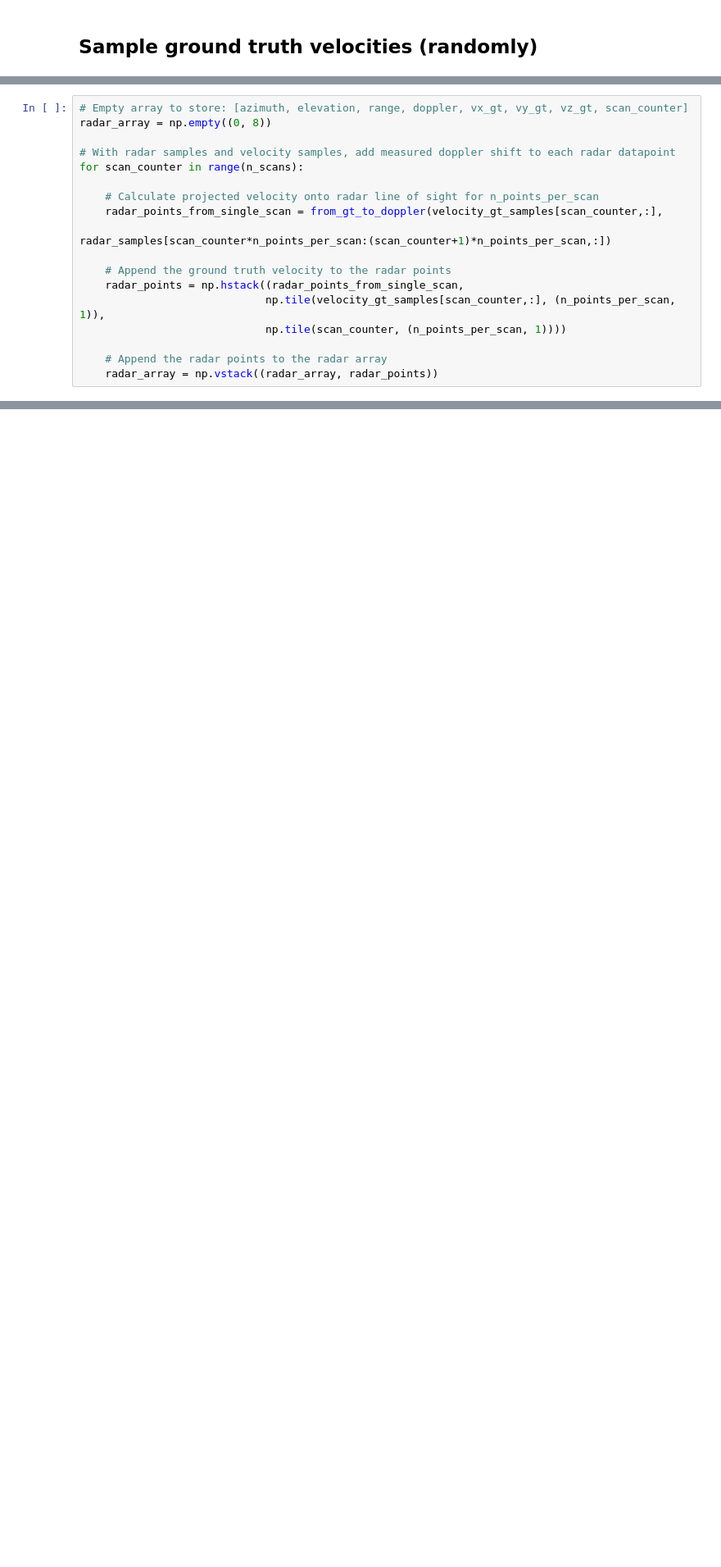
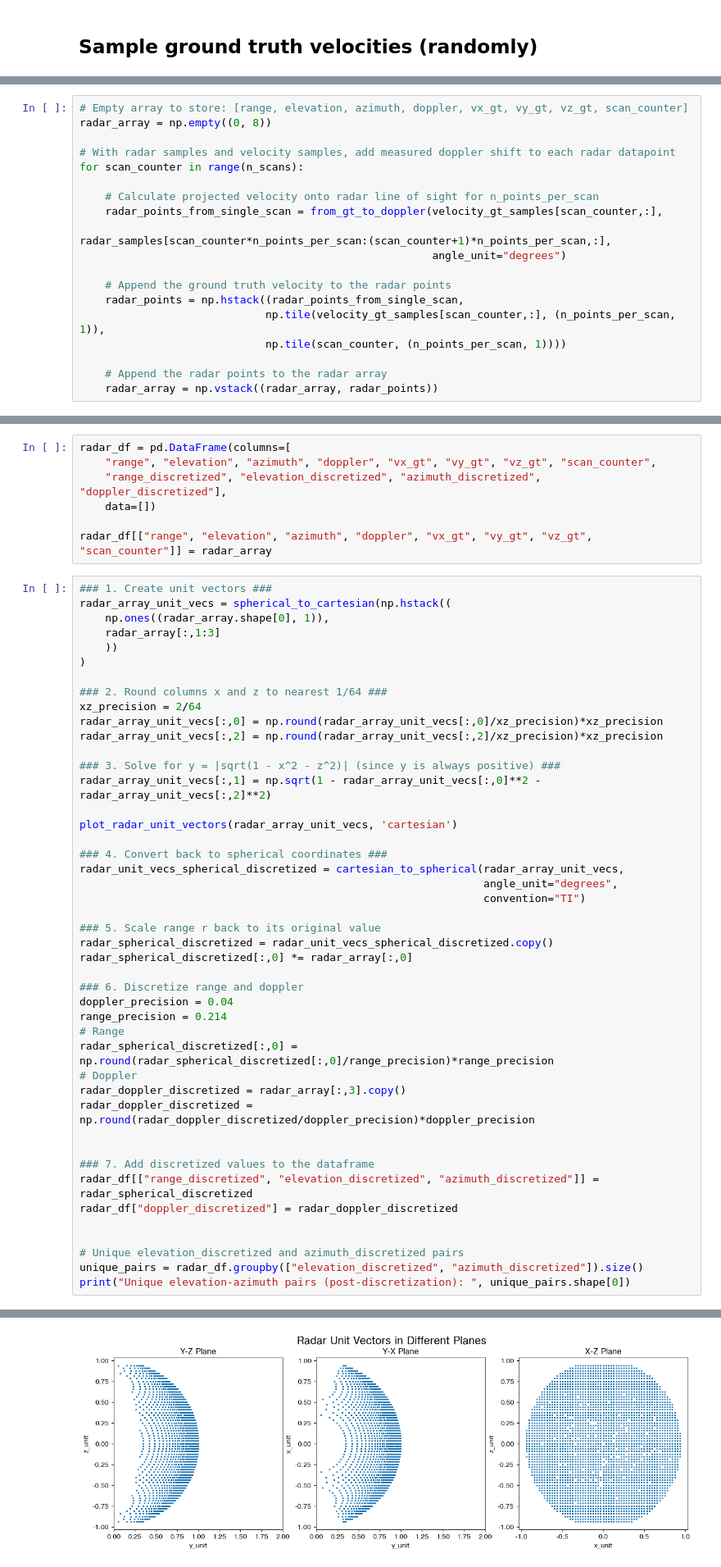
Before and after one commit to Maexerich/Radar, a Jupyter notebook: Radar_discretization/Discretization_effect.ipynb, the cells around one changed output, grey strips where cells are left out. Shown at 82% size. Cells and saved outputs as stored; diff of their text form; blank space fills up the shorter version.

Commit message:
First discretization version complete. Bug in discretization, as nan's can appear.

```diff
--- a/Radar_discretization/Discretization_effect.ipynb
+++ b/Radar_discretization/Discretization_effect.ipynb
@@ -68,6 +93,6 @@ Where gt stands for ground-truth.
 `scan_counter`is simply a counter which indicates all rows that belong to a single radar scan.
 # %%
-# Empty array to store: [azimuth, elevation, range, doppler, vx_gt, vy_gt, vz_gt, scan_counter]
+# Empty array to store: [range, elevation, azimuth, doppler, vx_gt, vy_gt, vz_gt, scan_counter]
 radar_array = np.empty((0, 8))
 
 # With radar samples and velocity samples, add measured doppler shift to each radar datapoint
@@ -75,7 +100,8 @@ for scan_counter in range(n_scans):
 
     # Calculate projected velocity onto radar line of sight for n_points_per_scan
     radar_points_from_single_scan = from_gt_to_doppler(velocity_gt_samples[scan_counter,:],
-                                                       radar_samples[scan_counter*n_points_per_scan:(scan_counter+1)*n_points_per_scan,:])
+                                                       radar_samples[scan_counter*n_points_per_scan:(scan_counter+1)*n_points_per_scan,:],
+                                                       angle_unit="degrees")
 
     # Append the ground truth velocity to the radar points
     radar_points = np.hstack((radar_points_from_single_scan,
@@ -103,0 +166,53 @@ print(n_points)
+# %%
+radar_df = pd.DataFrame(columns=[
+    "range", "elevation", "azimuth", "doppler", "vx_gt", "vy_gt", "vz_gt", "scan_counter",
+    "range_discretized", "elevation_discretized", "azimuth_discretized", "doppler_discretized"],
+    data=[])
+
+radar_df[["range", "elevation", "azimuth", "doppler", "vx_gt", "vy_gt", "vz_gt", "scan_counter"]] = radar_array
+# %%
+### 1. Create unit vectors ###
+radar_array_unit_vecs = spherical_to_cartesian(np.hstack((
+    np.ones((radar_array.shape[0], 1)),
+    radar_array[:,1:3]
+    ))
+)
+
+### 2. Round columns x and z to nearest 1/64 ###
+xz_precision = 2/64
+radar_array_unit_vecs[:,0] = np.round(radar_array_unit_vecs[:,0]/xz_precision)*xz_precision
+radar_array_unit_vecs[:,2] = np.round(radar_array_unit_vecs[:,2]/xz_precision)*xz_precision
+
+### 3. Solve for y = |sqrt(1 - x^2 - z^2)| (since y is always positive) ###
+radar_array_unit_vecs[:,1] = np.sqrt(1 - radar_array_unit_vecs[:,0]**2 - radar_array_unit_vecs[:,2]**2)
+
+plot_radar_unit_vectors(radar_array_unit_vecs, 'cartesian')
+
+### 4. Convert back to spherical coordinates ###
+radar_unit_vecs_spherical_discretized = cartesian_to_spherical(radar_array_unit_vecs,
+                                                               angle_unit="degrees",
+                                                               convention="TI")
+
+### 5. Scale range r back to its original value
+radar_spherical_discretized = radar_unit_vecs_spherical_discretized.copy()
+radar_spherical_discretized[:,0] *= radar_array[:,0]
+
+### 6. Discretize range and doppler
+doppler_precision = 0.04
+range_precision = 0.214
+# Range
+radar_spherical_discretized[:,0] = np.round(radar_spherical_discretized[:,0]/range_precision)*range_precision
+# Doppler
+radar_doppler_discretized = radar_array[:,3].copy()
+radar_doppler_discretized = np.round(radar_doppler_discretized/doppler_precision)*doppler_precision
+
+
+### 7. Add discretized values to the dataframe
+radar_df[["range_discretized", "elevation_discretized", "azimuth_discretized"]] = radar_spherical_discretized
+radar_df["doppler_discretized"] = radar_doppler_discretized
+
+
+# Unique elevation_discretized and azimuth_discretized pairs
+unique_pairs = radar_df.groupby(["elevation_discretized", "azimuth_discretized"]).size()
+print("Unique elevation-azimuth pairs (post-discretization): ", unique_pairs.shape[0])
+# %% [output]
@@ -103,0 +220 @@ print(n_points)
+[figure, added]
```
Also changed, not shown: parts of 19 cells of this notebook, 2 other files.
